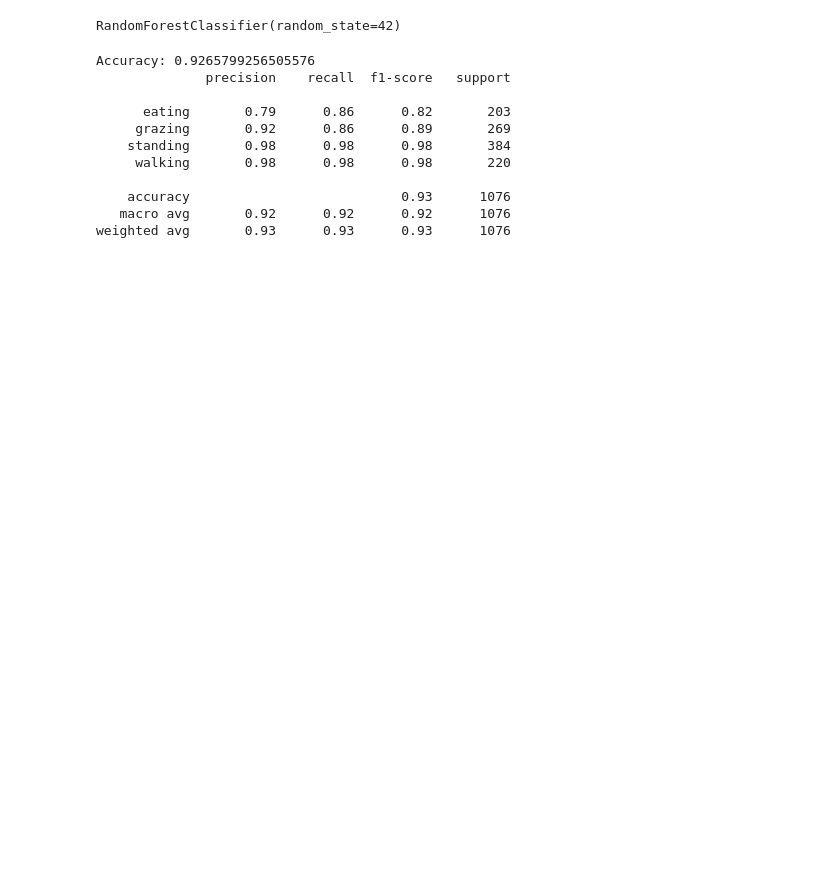
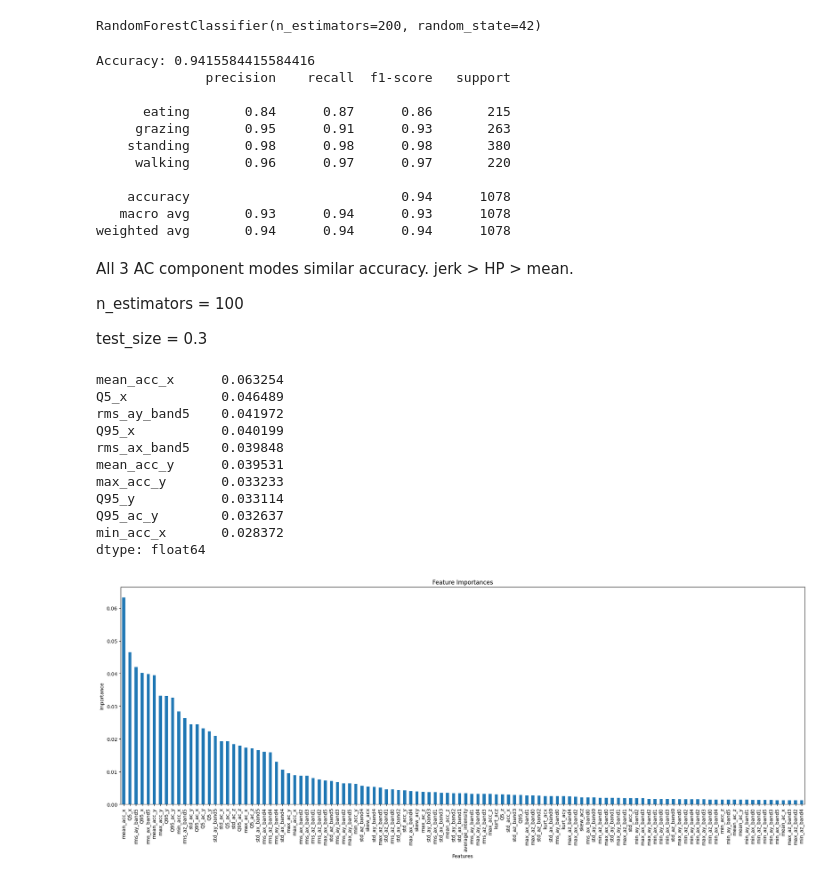
Before and after one commit to Jakaho/animal_activity_tag, a Jupyter notebook: notebooks/random_forest.ipynb, the cells around one changed output. Drawn from its saved outputs; the diff is of its cells as text; code cells hidden in the pictures; blank space fills up the shorter version.

```diff
--- a/notebooks/random_forest.ipynb
+++ b/notebooks/random_forest.ipynb
@@ -11,9 +12,13 @@ import pandas as pd
 # %%
 #Encode labels, train/test split
 
-filepath = '../datasets/pos_A.csv'
+filepath = '../datasets/pos_B.csv'
 mode = 'HP' #choose mode = 'HP', 'jerk' or 'mean'
-features_df = feature_extractor.extract_features(filepath, mode)
+categories = ['walking', 'standing', 'grazing', 'eating']
+#Possible categories: walking, standing, grazing, eating, rubbing, scratch_biting, food_fight, climbing_up,
+#brest_feeding, null (other/uncategorized behavior)
+
+features_df = feature_extractor.extract_features(filepath, mode, categories)
 
 X = features_df.drop('label', axis=1)  # Features
 y = features_df['label']  # Labels
@@ -32,10 +37,10 @@ X_train_scaled = scaler.fit_transform(X_train)
 X_test_scaled = scaler.transform(X_test)
 # %%
 #TRAINING
-rf_classifier = RandomForestClassifier(n_estimators=100, random_state=42)
+rf_classifier = RandomForestClassifier(n_estimators=200, random_state=42)
 rf_classifier.fit(X_train_scaled, y_train)
 # %% [output]
-RandomForestClassifier(random_state=42)
+RandomForestClassifier(n_estimators=200, random_state=42)
 # %%
 #EVALUATION
 predictions = rf_classifier.predict(X_test_scaled)
@@ -43,14 +48,50 @@ predictions = rf_classifier.predict(X_test_scaled)
 print("Accuracy:", accuracy_score(y_test, predictions))
 print(classification_report(y_test, predictions, target_names=label_encoder.classes_))
 # %% [output]
-Accuracy: 0.9265799256505576
+Accuracy: 0.9415584415584416
               precision    recall  f1-score   support
 
-      eating       0.79      0.86      0.82       203
-     grazing       0.92      0.86      0.89       269
-    standing       0.98      0.98      0.98       384
-     walking       0.98      0.98      0.98       220
+      eating       0.84      0.87      0.86       215
+     grazing       0.95      0.91      0.93       263
+    standing       0.98      0.98      0.98       380
+     walking       0.96      0.97      0.97       220
 
-    accuracy                           0.93      1076
-   macro avg       0.92      0.92      0.92      1076
-weighted avg       0.93      0.93      0.93      1076
+    accuracy                           0.94      1078
+   macro avg       0.93      0.94      0.93      1078
+weighted avg       0.94      0.94      0.94      1078
+# %% [markdown]
+All 3 AC component modes similar accuracy. jerk > HP > mean.
+
+n_estimators = 100
+
+test_size = 0.3
+# %%
+feature_importances = rf_classifier.feature_importances_
+
+feature_names = X_train.columns
+
+importances_series = pd.Series(data=feature_importances, index=feature_names)
+
+importances_series_sorted = importances_series.sort_values(ascending=False)
+
+print(importances_series_sorted.head(10))
+
+plt.figure(figsize=(25,8))
+importances_series_sorted.plot(kind='bar')
+plt.title('Feature Importances')
+plt.ylabel('Importance')
+plt.xlabel('Features')
+plt.show()
+# %% [output]
+mean_acc_x      0.063254
+Q5_x            0.046489
+rms_ay_band5    0.041972
+Q95_x           0.040199
+rms_ax_band5    0.039848
+mean_acc_y      0.039531
+max_acc_y       0.033233
+Q95_y           0.033114
+Q95_ac_y        0.032637
+min_acc_x       0.028372
+dtype: float64
+[figure, added]
```
Also changed, not shown: parts of 1 cell of this notebook, 2 other files.
